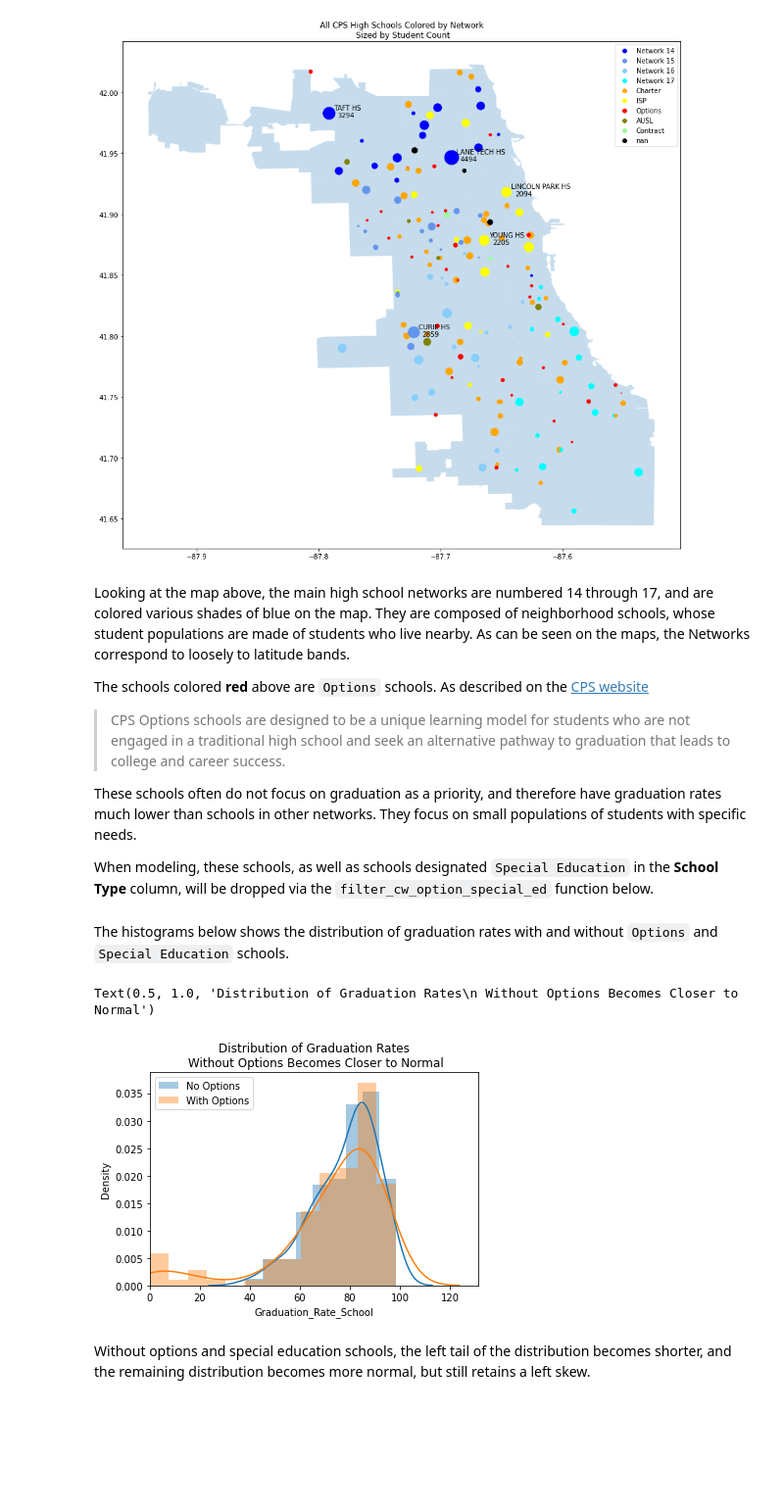
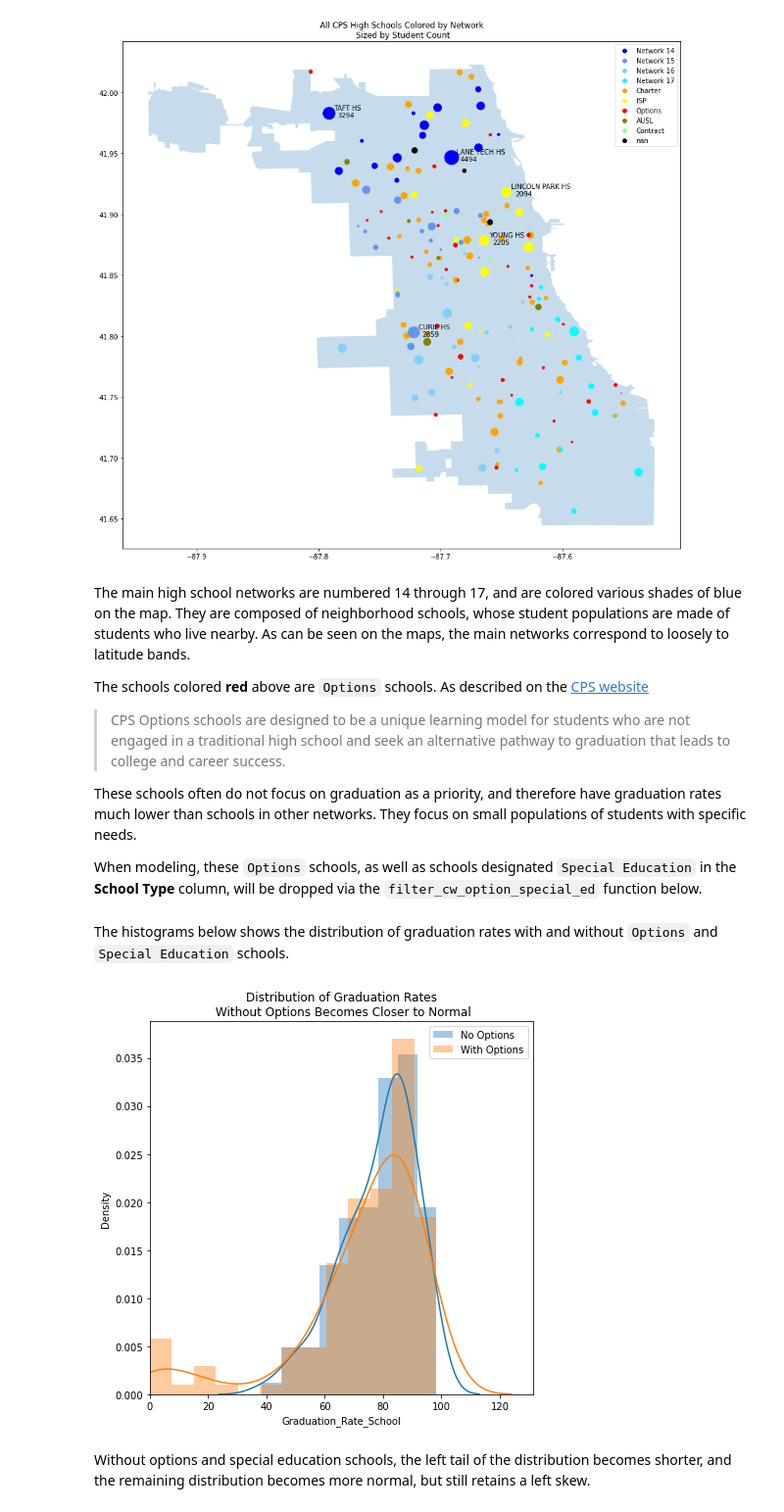
Before and after one commit to j-max/CPS_GradRate_Analysis, a Jupyter notebook: notebooks/eda/map_eda.ipynb, the cells around one changed output. Shown at 98% size. Cells and saved outputs as stored; diff of their text form; code cells hidden in the pictures; blank space fills up the shorter version.

```diff
--- a/notebooks/eda/map_eda.ipynb
+++ b/notebooks/eda/map_eda.ipynb
@@ -192,30 +215,28 @@ ax.legend(markers, network_colors.keys(), numpoints=1)
 <matplotlib.legend.Legend at 0x...>
 [figure]
 # %% [markdown]
-
-Looking at the map above, the main high school networks are numbered 14 through 17, and are colored various shades of blue on the map.  They are composed of neighborhood schools, whose student populations are made of students who live nearby. As can be seen on the maps, the Networks  correspond to loosely to latitude bands.
+The main high school networks are numbered 14 through 17, and are colored various shades of blue on the map.  They are composed of neighborhood schools, whose student populations are made of students who live nearby. As can be seen on the maps, the main networks correspond to loosely to latitude bands.
 
 The schools colored **red** above are `Options` schools.  As described on the [CPS website](https://www.cps.edu/schools/networks/network-charter-contract-options/)
 > CPS Options schools are designed to be a unique learning model for students who are not engaged in a traditional high school and seek an alternative pathway to graduation that leads to college and career success.
 
 These schools often do not focus on graduation as a priority, and therefore have graduation rates much lower than schools in other networks.  They focus on small populations of students with specific needs.
 
-When modeling, these schools, as well as schools designated `Special Education` in the **School Type** column, will be dropped via the `filter_cw_option_special_ed` function below.
+When modeling, these `Options` schools, as well as schools designated `Special Education` in the **School Type** column, will be dropped via the `filter_cw_option_special_ed` function below.
 # %% [markdown]
 The histograms below shows the distribution of graduation rates with and without `Options` and `Special Education` schools.
 # %%
-fig, ax = plt.subplots()
+fig, ax = plt.subplots(figsize=(7,7))
 
 sns.distplot(filter_cwoption_special_ed(sy_1819_hs)['Graduation_Rate_School'],
              ax=ax, hist=True, label='No Options')
 
 sns.distplot(sy_1819_hs['Graduation_Rate_School'], ax=ax, hist=True, label='With Options')
 ax.legend()
 ax.set_xlim(0)
-ax.set_title('Distribution of Graduation Rates\n Without Options Becomes Closer to Normal')
+ax.set_title('Distribution of Graduation Rates\n Without Options Becomes Closer to Normal');
 # %% [output]
-Text(0.5, 1.0, 'Distribution of Graduation Rates\n Without Options Becomes Closer to Normal')
-[figure, old version]
+[figure, new version]
 # %% [markdown]
 Without options and special education schools, the left tail of the distribution becomes shorter, and the remaining distribution becomes more normal, but still retains a left skew.
 # %%
```
Also changed, not shown: parts of 15 cells of this notebook.
